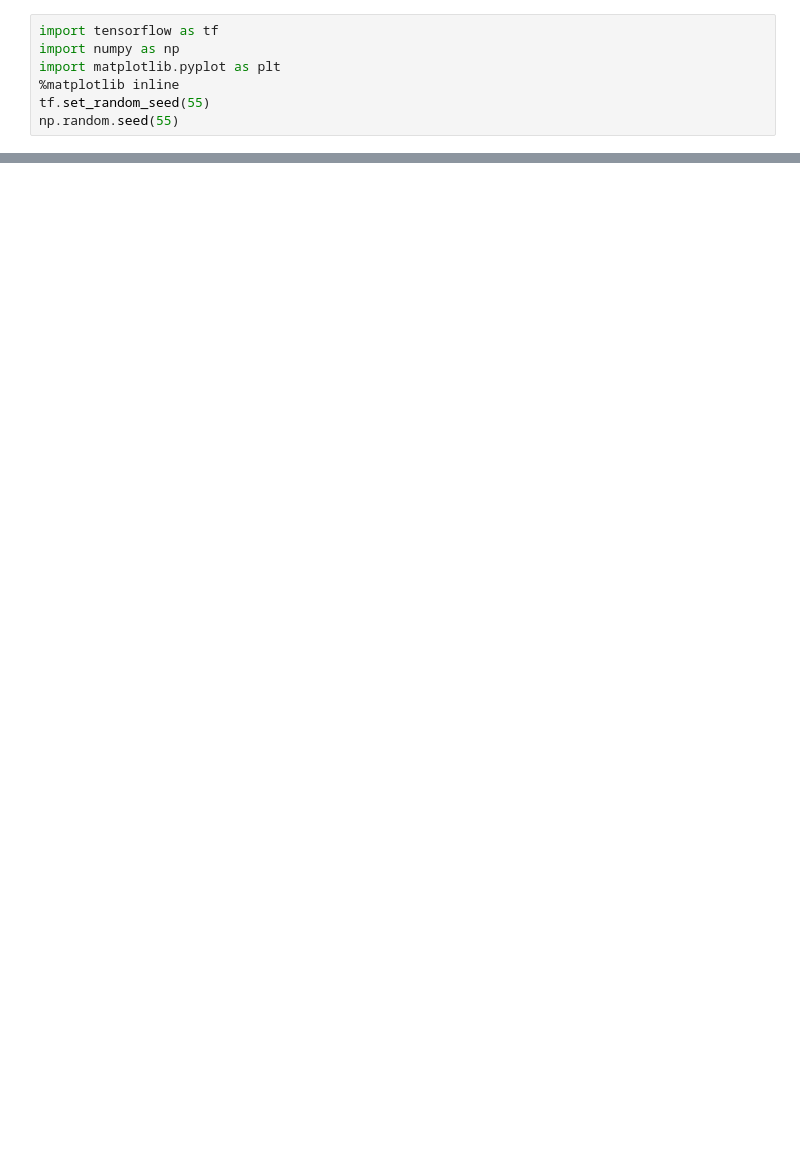
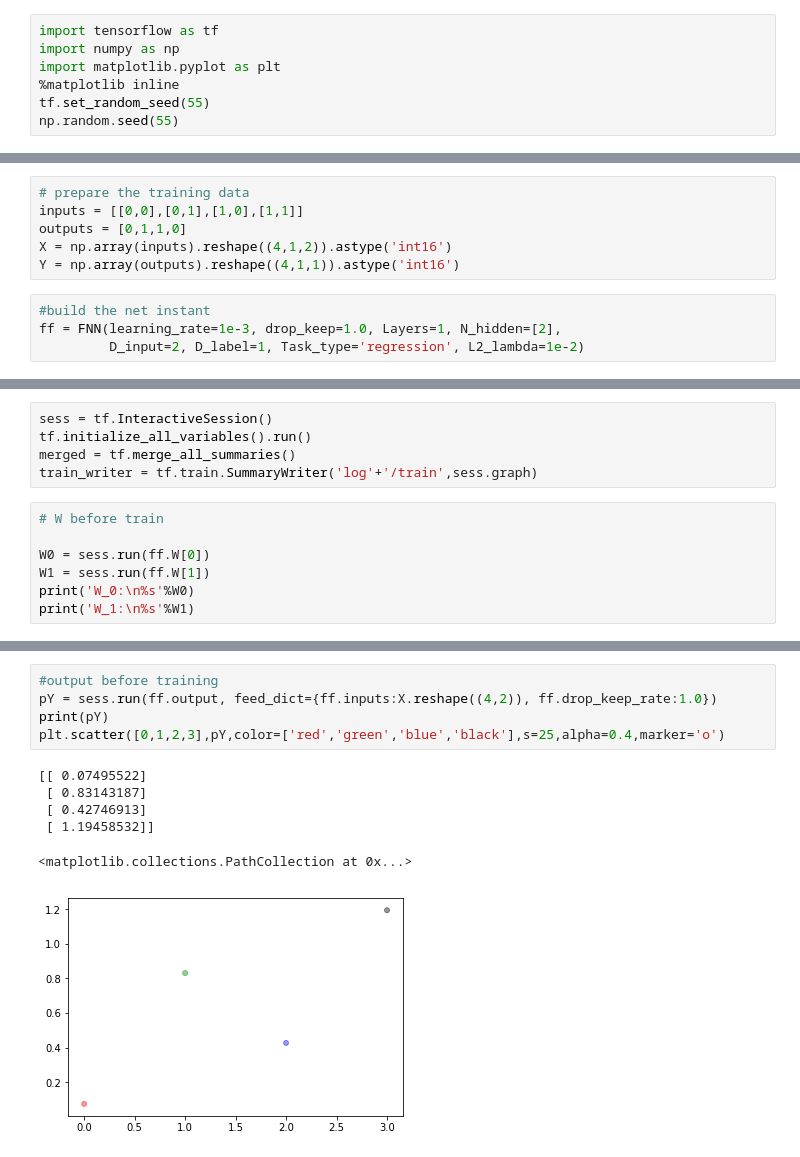
Before and after one commit to gggp2000/LearnPython, a Jupyter notebook: XOR_gate.ipynb, the cells around one changed output, grey strips where cells are left out. Cells and saved outputs as stored; diff of their text form; blank space fills up the shorter version.

```diff
--- a/XOR_gate.ipynb
+++ b/XOR_gate.ipynb
@@ -95,0 +181,10 @@ class FNN(object):
+# %%
+# prepare the training data
+inputs = [[0,0],[0,1],[1,0],[1,1]]
+outputs = [0,1,1,0]
+X = np.array(inputs).reshape((4,1,2)).astype('int16')
+Y = np.array(outputs).reshape((4,1,1)).astype('int16')
+# %%
+#build the net instant
+ff = FNN(learning_rate=1e-3, drop_keep=1.0, Layers=1, N_hidden=[2],
+         D_input=2, D_label=1, Task_type='regression', L2_lambda=1e-2)
@@ -95,0 +196,12 @@ class FNN(object):
+# %%
+sess = tf.InteractiveSession()
+tf.initialize_all_variables().run()
+merged = tf.merge_all_summaries()
+train_writer = tf.train.SummaryWriter('log'+'/train',sess.graph)
+# %%
+# W before train
+
+W0 = sess.run(ff.W[0])
+W1 = sess.run(ff.W[1])
+print('W_0:\n%s'%W0)
+print('W_1:\n%s'%W1)
@@ -95,0 +239,12 @@ class FNN(object):
+# %%
+#output before training
+pY = sess.run(ff.output, feed_dict={ff.inputs:X.reshape((4,2)), ff.drop_keep_rate:1.0})
+print(pY)
+plt.scatter([0,1,2,3],pY,color=['red','green','blue','black'],s=25,alpha=0.4,marker='o')
+# %% [output]
+[[ 0.07495522]
+ [ 0.83143187]
+ [ 0.42746913]
+ [ 1.19458532]]
+<matplotlib.collections.PathCollection at 0x...>
+[figure, added]
```
Also changed, not shown: parts of 13 cells of this notebook, 2 other files.
